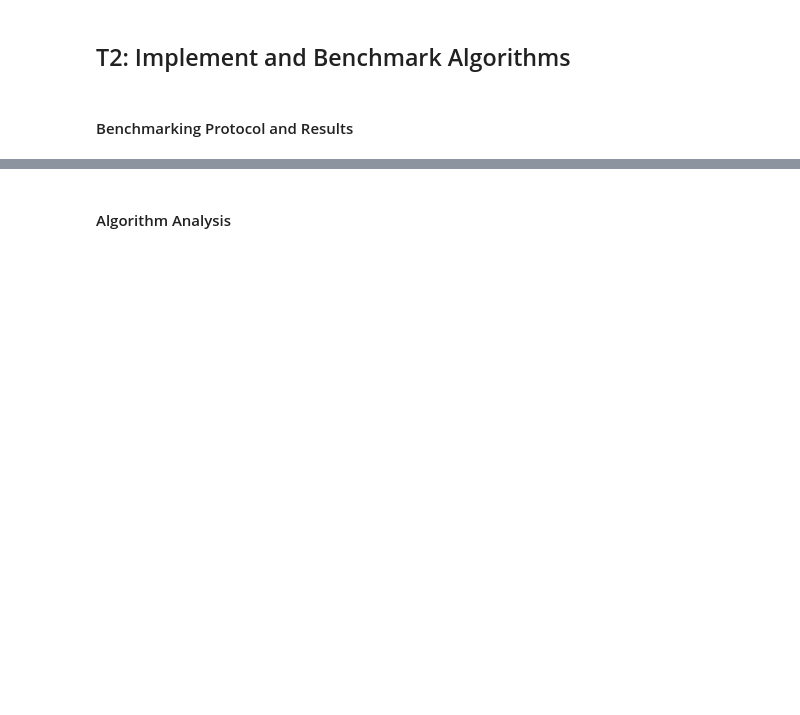
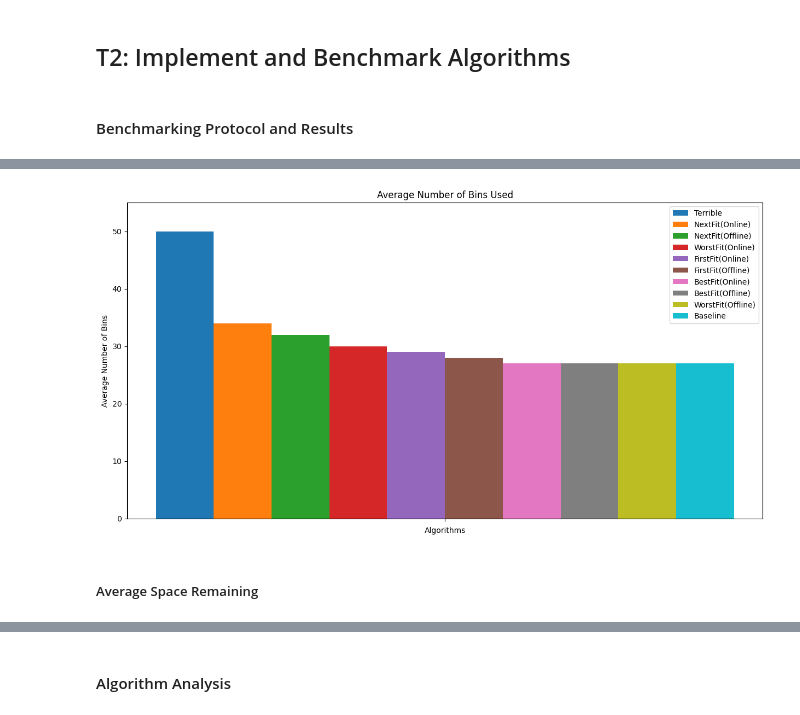
Before and after one commit to adampodolak/Bin-Packing-Lab, a Jupyter notebook: report.ipynb, the cells around one changed output, grey strips where cells are left out. Saved outputs shown, nothing was run; the diff lists cells and outputs as text; code cells hidden in the pictures; blank space fills up the shorter version.

```diff
--- a/report.ipynb
+++ b/report.ipynb
@@ -53,5 +8,0 @@ Damn it, this algorithm is 4 bins far from the optimal solution! Let's try an on
-# %%
-strategy: Online = online.NextFit()
-result = strategy(reader.online())
-print(f'nb_bins = {len(result)}')
-print(f'{sorted(result)}')
@@ -91,0 +191,26 @@ print(list(bench.get_values()))
+# %%
+x = np.arange(1)
+y = avg_num_bins
+plt.rcParams["figure.figsize"] = [15, 7.5]
+plt.bar(x - 0.9, y['terrible'], 0.2, label = 'Terrible')
+plt.bar(x - 0.7, y['nf-online'], 0.2, label = 'NextFit(Online)')
+plt.bar(x - 0.5, y['nf-offline'], 0.2, label = 'NextFit(Offline)')
+plt.bar(x - 0.3, y['wf-online'], 0.2, label = 'WorstFit(Online)')
+plt.bar(x - 0.1, y['ff-online'], 0.2, label = 'FirstFit(Online)')
+plt.bar(x + 0.1, y['ff-offline'], 0.2, label = 'FirstFit(Offline)')
+plt.bar(x + 0.3, y['bf-online'], 0.2, label = 'BestFit(Online)')
+plt.bar(x + 0.5, y['bf-offline'], 0.2, label = 'BestFit(Offline)')
+plt.bar(x + 0.7, y['wf-offline'], 0.2, label = 'WorstFit(Offline)')
+plt.bar(x + 0.9, y['baseline'], 0.2, label = 'Baseline')
+
+plt.xticks(x, '')
+plt.title("Average Number of Bins Used")
+plt.xlabel('Algorithms')
+plt.ylabel('Average Number of Bins')
+plt.ylim(0, 55)
+plt.legend()
+plt.show()
+# %% [output]
+[figure, added]
+# %% [markdown]
+##### Average Space Remaining
```
Also changed, not shown: parts of 31 cells of this notebook, 8 other files.
